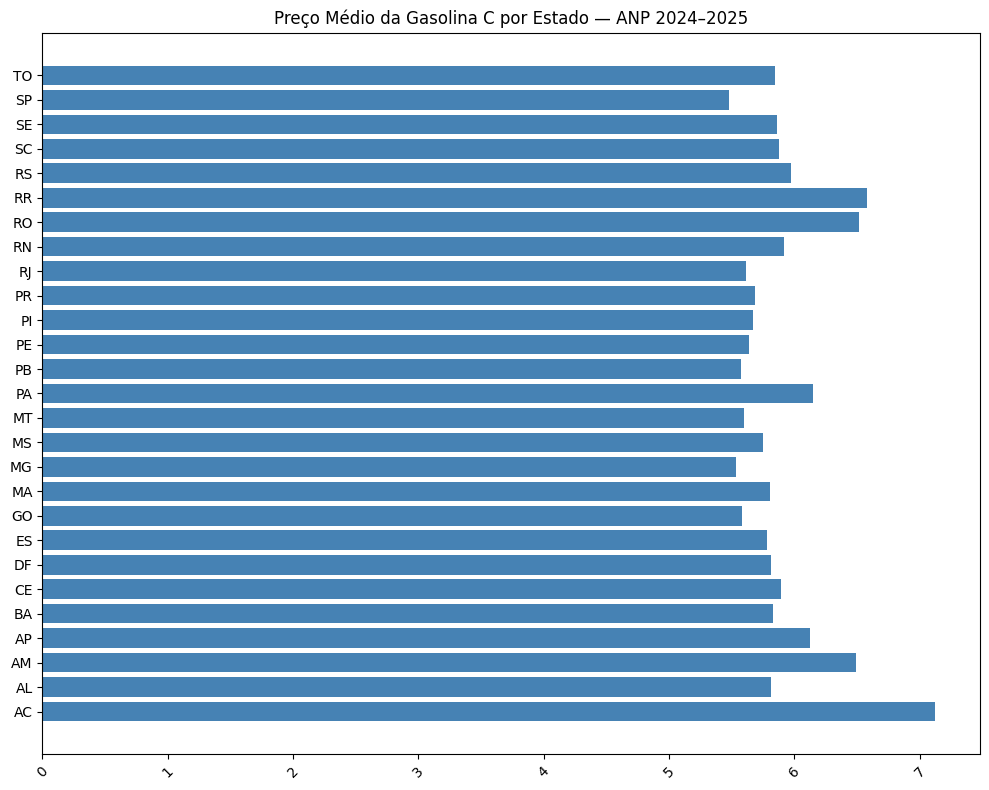
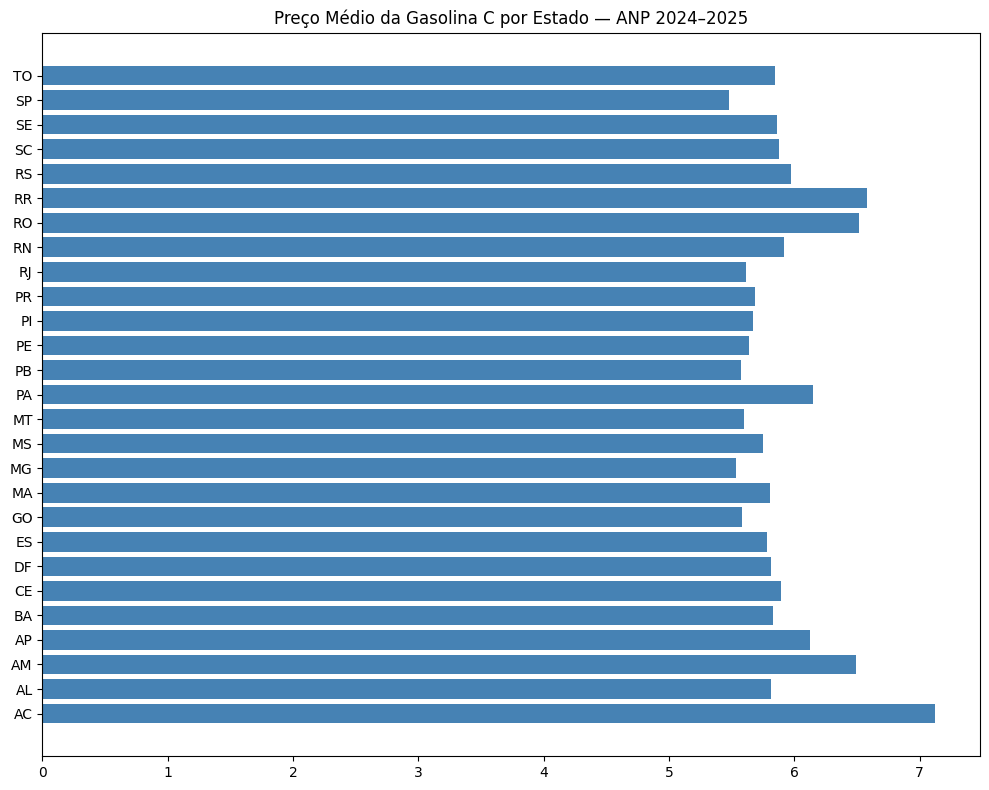
The change to this notebook cell's code, shown as a diff; its figure went from the first image to the second:
--- before
+++ after
@@ -3,8 +3,8 @@
 df_2025_1, df_2025_2],
 ignore_index=True)
+
+# Verificação
 print(df.shape)
 display(df.head())
-
-
 
 # Gráfico
@@ -12,7 +12,7 @@
 #plt.barh(df['Estado - Sigla'],df['Valor de Venda'], color='steelblue')
 plt.barh(df_estado.index, df_estado.values, color='steelblue') 
-df_estado = df.groupby('Estado - Sigla')['Valor de Venda'].mean() 
+# df_estado = df.groupby('Estado - Sigla')['Valor de Venda'].mean()
 plt.title('Preço Médio da Gasolina C por Estado — ANP 2024–2025')
-plt.xticks(rotation=45)
+plt.xticks(rotation=0)
 #plt.xlabel('Preço Médio (R$)')
 #plt.ylabel('Estado')

Commit: senac-ad-2026